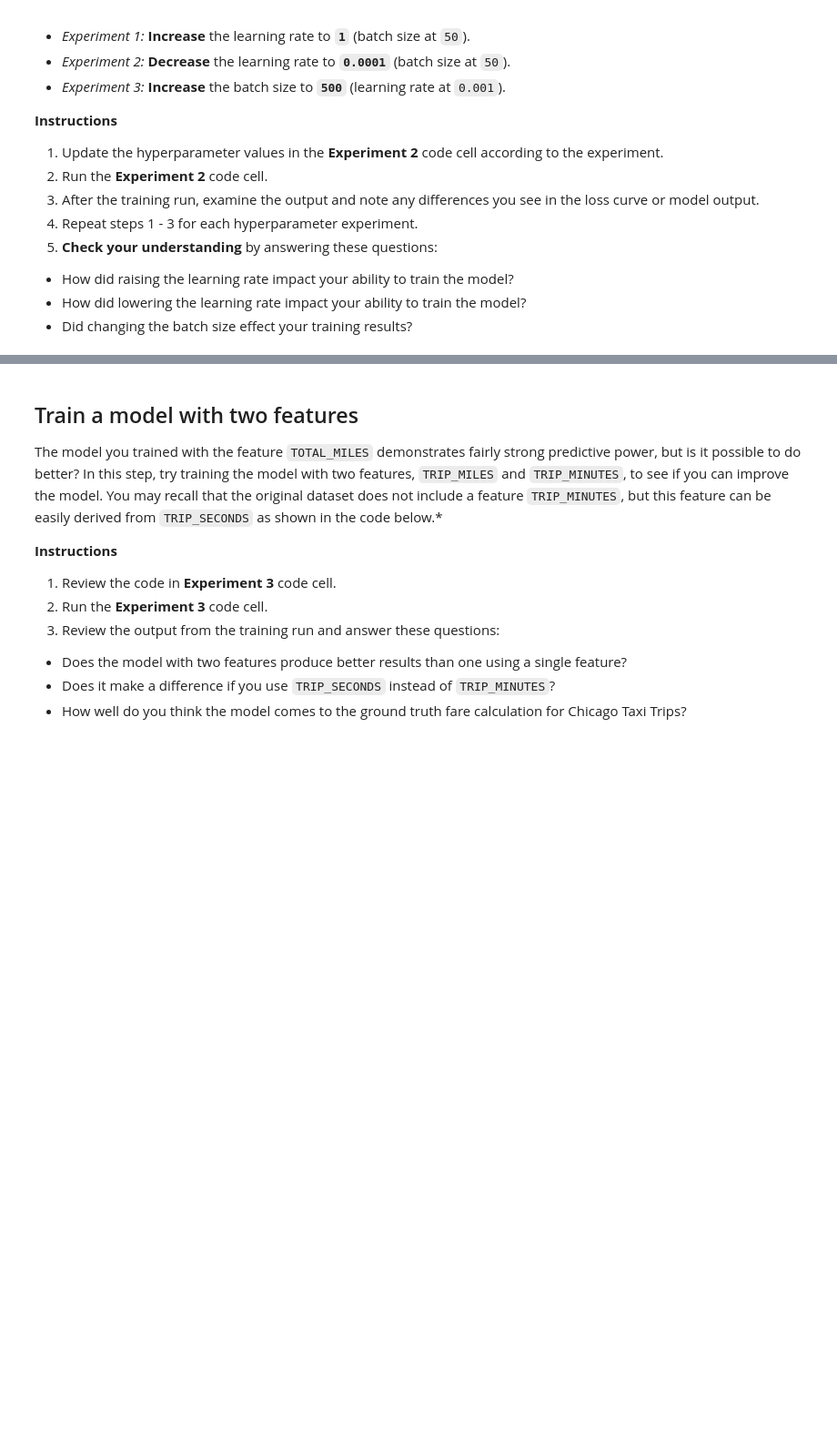
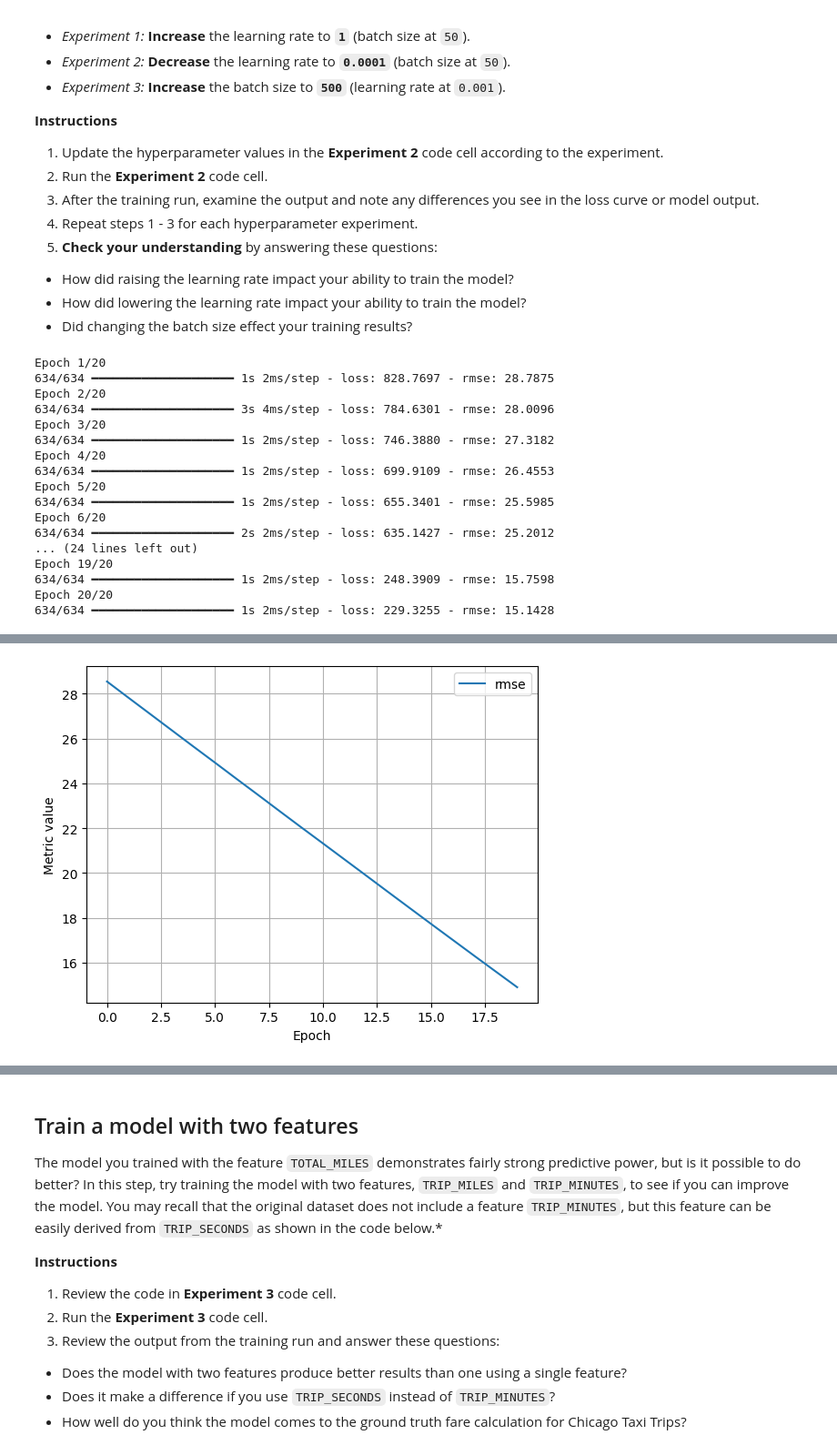
Before and after one commit to MxSofiaBiancaCardenas/linear_regression_taxi, a Jupyter notebook: ml/cc/exercises/linear_regression_taxi.ipynb, the cells around one changed output, grey strips where cells are left out. Shown: that part at 91% size. Cells and saved outputs as stored; diff of their text form; code cells hidden in the pictures; blank space fills up the shorter version.

```diff
--- a/ml/cc/exercises/linear_regression_taxi.ipynb
+++ b/ml/cc/exercises/linear_regression_taxi.ipynb
@@ -386,7 +454,7 @@ It is common with machine learning to run multiple experiments to find the best
 # The following variables are the hyperparameters.
 # TODO - Adjust these hyperparameters to see how they impact a training run.
 settings_2 = ml_edu.experiment.ExperimentSettings(
-    learning_rate = 0.001,
+    learning_rate = 0.0001,
     number_epochs = 20,
     batch_size = 50,
     input_features = ['TRIP_MILES']
@@ -400,3 +468,21 @@ experiment_2 = train_model('one_feature_hyper', model_2, training_df, 'FARE', se
 
 ml_edu.results.plot_experiment_metrics(experiment_2, ['rmse'])
 ml_edu.results.plot_model_predictions(experiment_2, training_df, 'FARE')
+# %% [output]
+Epoch 1/20
+634/634 ━━━━━━━━━━━━━━━━━━━━ 1s 2ms/step - loss: 828.7697 - rmse: 28.7875
+Epoch 2/20
+634/634 ━━━━━━━━━━━━━━━━━━━━ 3s 4ms/step - loss: 784.6301 - rmse: 28.0096
+Epoch 3/20
+634/634 ━━━━━━━━━━━━━━━━━━━━ 1s 2ms/step - loss: 746.3880 - rmse: 27.3182
+Epoch 4/20
+634/634 ━━━━━━━━━━━━━━━━━━━━ 1s 2ms/step - loss: 699.9109 - rmse: 26.4553
+Epoch 5/20
+634/634 ━━━━━━━━━━━━━━━━━━━━ 1s 2ms/step - loss: 655.3401 - rmse: 25.5985
+Epoch 6/20
+634/634 ━━━━━━━━━━━━━━━━━━━━ 2s 2ms/step - loss: 635.1427 - rmse: 25.2012
+... (24 lines left out)
+Epoch 19/20
+634/634 ━━━━━━━━━━━━━━━━━━━━ 1s 2ms/step - loss: 248.3909 - rmse: 15.7598
+Epoch 20/20
+634/634 ━━━━━━━━━━━━━━━━━━━━ 1s 2ms/step - loss: 229.3255 - rmse: 15.1428
@@ -403,3 +492,4 @@ ml_edu.results.plot_model_predictions(experiment_2, training_df, 'FARE')
+[figure, added]
 # %%
 #@title Double-click to view answers for hyperparameter experiments
 
```
Also changed, not shown: parts of 11 cells of this notebook.
